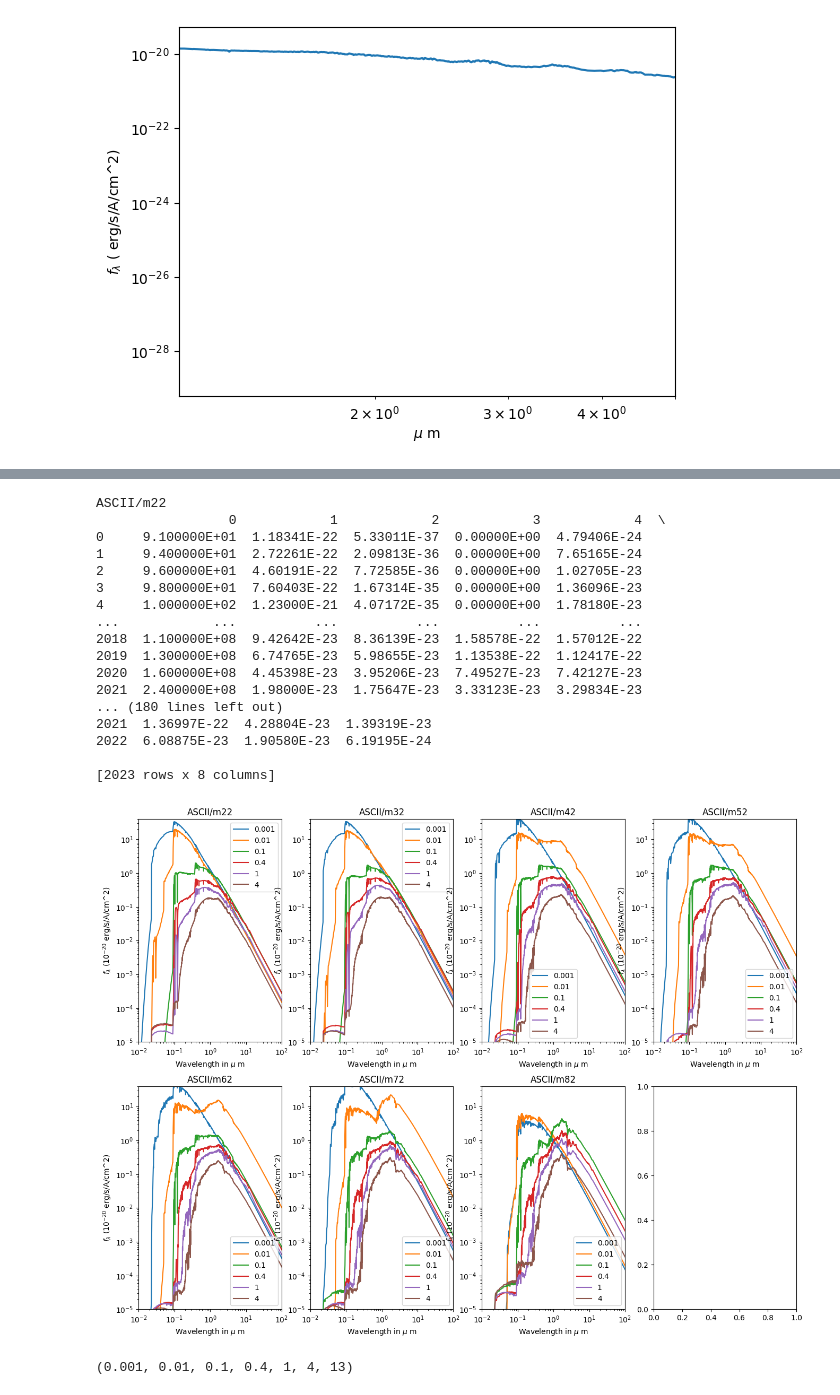
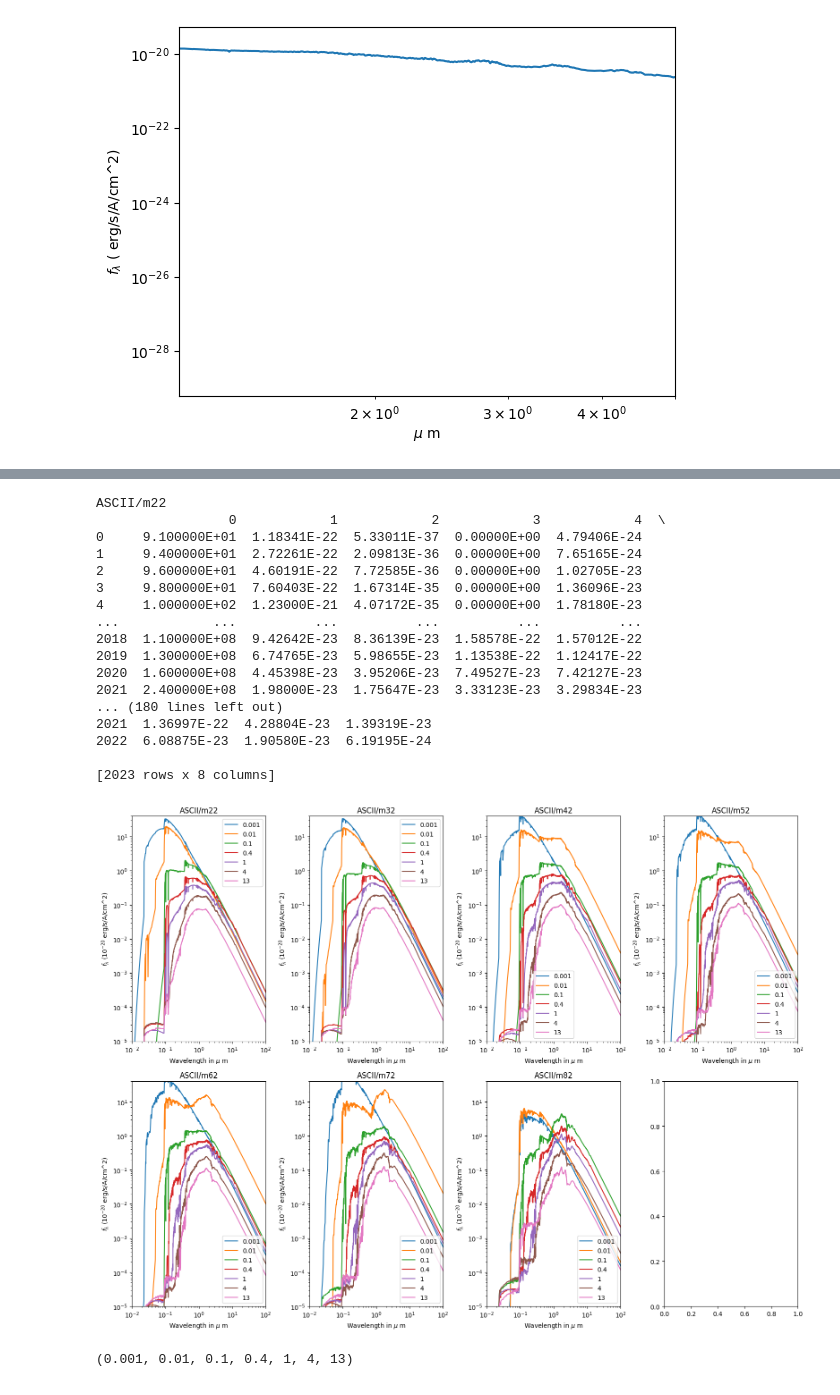
Before and after one commit to clilje/summer_2023, a Jupyter notebook: Week 1/plot-spectrum.ipynb, the cells around one changed output, grey strips where cells are left out. Drawn from its saved outputs; the diff is of its cells as text; code cells hidden in the pictures.

Commit message:
Different csp models and their SEDs

```diff
--- a/Week 1/plot-spectrum.ipynb
+++ b/Week 1/plot-spectrum.ipynb
@@ -99,7 +99,7 @@ mu = 49.53
 wavelength = df[0].astype('float64').to_numpy()
 wavelength = 0.0001*wavelength
 i = 1
-while i < 7:
+while i < 8:
 
     flux = df[i].astype('float64').to_numpy()
 
@@ -118,6 +118,7 @@ plt.ylim(10e-6,40)
 plt.legend()
 plt.xlabel(r'Wavelength in $\mu$ m')
 plt.ylabel(r'$f_{\lambda}$ ($10^{-20}$ erg/s/A/cm^2)')
+plt.savefig('Figures/sed_different_age')
 plt.show()
 0.001,0.01,0.1,0.4,1,4,13
 # %% [output]
@@ -159,7 +161,7 @@ while x < len(files):
     wavelength = df[0].astype('float64').to_numpy()
     wavelength = 0.0001*wavelength
     f = 1
-    while f < 7:
+    while f < 8:
         flux = df[f].astype('float64').to_numpy()
         flux = 3.826e+33*flux
         flux = (flux)/((4*np.pi*(10**((mu/5)+1))**2))
@@ -175,32 +177,34 @@ while x < len(files):
     axes[i][j].set_ylim(10e-6,40)
     axes[i][j].set_xlim(0.01,100)
     axes[i][j].legend()
     axes[i][j].set_xlabel(r'Wavelength in $\mu$ m')
     axes[i][j].set_ylabel(r'$f_{\lambda}$ ($10^{-20}$ erg/s/A/cm^2)')
     x += 1
     j += 1
     if x == 4:
         i +=1
         j = j-4
+plt.tight_layout()
+plt.savefig('Figures/sed_different_metallicity')
 plt.show()
 0.001,0.01,0.1,0.4,1,4,13
 # %% [output]
 ASCII/m22
                  0            1            2            3            4  \
 0     9.100000E+01  1.18341E-22  5.33011E-37  0.00000E+00  4.79406E-24
 1     9.400000E+01  2.72261E-22  2.09813E-36  0.00000E+00  7.65165E-24
 2     9.600000E+01  4.60191E-22  7.72585E-36  0.00000E+00  1.02705E-23
 3     9.800000E+01  7.60403E-22  1.67314E-35  0.00000E+00  1.36096E-23
 4     1.000000E+02  1.23000E-21  4.07172E-35  0.00000E+00  1.78180E-23
 ...            ...          ...          ...          ...          ...
 2018  1.100000E+08  9.42642E-23  8.36139E-23  1.58578E-22  1.57012E-22
 2019  1.300000E+08  6.74765E-23  5.98655E-23  1.13538E-22  1.12417E-22
 2020  1.600000E+08  4.45398E-23  3.95206E-23  7.49527E-23  7.42127E-23
 2021  2.400000E+08  1.98000E-23  1.75647E-23  3.33123E-23  3.29834E-23
 ... (180 lines left out)
 2021  1.36997E-22  4.28804E-23  1.39319E-23
 2022  6.08875E-23  1.90580E-23  6.19195E-24
 
 [2023 rows x 8 columns]
-[figure, old version]
+[figure, new version]
 (0.001, 0.01, 0.1, 0.4, 1, 4, 13)
```
Also changed, not shown: parts of 4 cells of this notebook, 6 other files.
